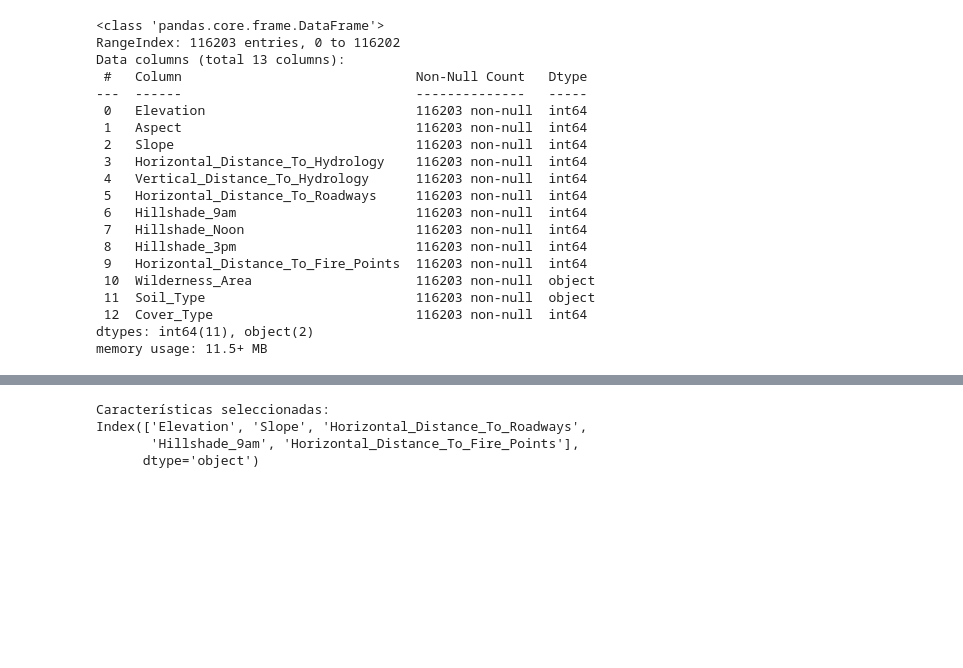
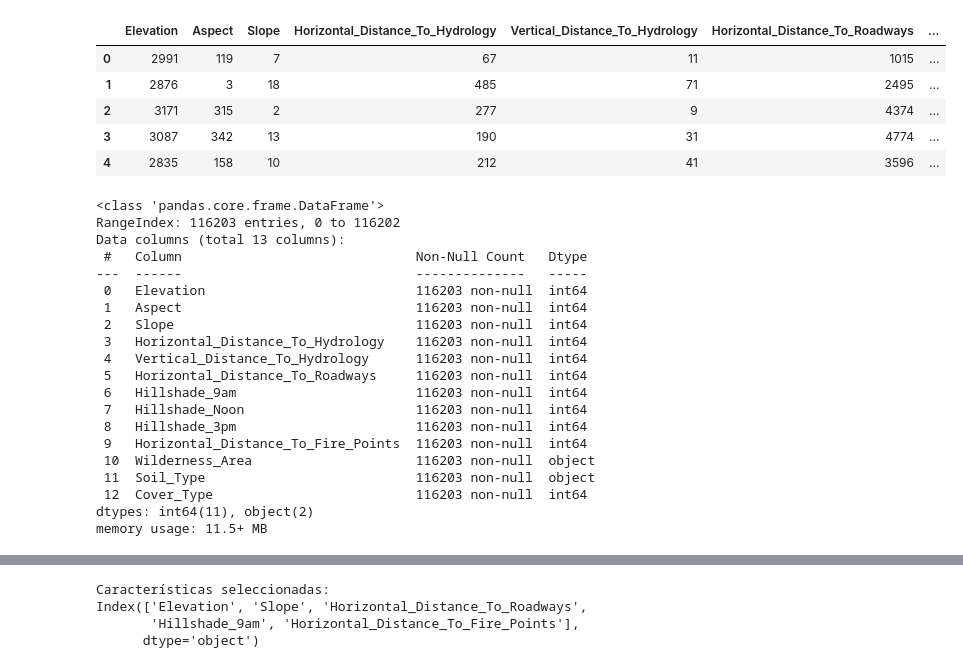
Before and after one commit to Maria-mon/Taller_2_MLOPS_2025, a Jupyter notebook: Proyecto_1/work/desarrollo.ipynb, the cells around one changed output, grey strips where cells are left out. Cells and saved outputs as stored; diff of their text form; code cells hidden in the pictures; blank space fills up the shorter version.

```diff
--- a/Proyecto_1/work/desarrollo.ipynb
+++ b/Proyecto_1/work/desarrollo.ipynb
@@ -17,25 +49,37 @@ if not os.path.isfile(_data_filepath):
 # %%
-data.info()
+import pandas as pd
+
+data = pd.read_csv('data/covertype/covertype_train.csv')
+data.head()
 # %% [output]
-<class 'pandas.core.frame.DataFrame'>
-RangeIndex: 116203 entries, 0 to 116202
-Data columns (total 13 columns):
- #   Column                              Non-Null Count   Dtype
----  ------                              --------------   -----
- 0   Elevation                           116203 non-null  int64
- 1   Aspect                              116203 non-null  int64
- 2   Slope                               116203 non-null  int64
- 3   Horizontal_Distance_To_Hydrology    116203 non-null  int64
- 4   Vertical_Distance_To_Hydrology      116203 non-null  int64
- 5   Horizontal_Distance_To_Roadways     116203 non-null  int64
- 6   Hillshade_9am                       116203 non-null  int64
- 7   Hillshade_Noon                      116203 non-null  int64
- 8   Hillshade_3pm                       116203 non-null  int64
- 9   Horizontal_Distance_To_Fire_Points  116203 non-null  int64
- 10  Wilderness_Area                     116203 non-null  object
- 11  Soil_Type                           116203 non-null  object
- 12  Cover_Type                          116203 non-null  int64
-dtypes: int64(11), object(2)
-memory usage: 11.5+ MB
+|  | Elevation | Aspect | Slope | Horizontal_Distance_To_Hydrology | Vertical_Distance_To_Hydrology | Horizontal_Distance_To_Roadways | ... |
+| 0 | 2991 | 119 | 7 | 67 | 11 | 1015 | ... |
+| 1 | 2876 | 3 | 18 | 485 | 71 | 2495 | ... |
+| 2 | 3171 | 315 | 2 | 277 | 9 | 4374 | ... |
+| 3 | 3087 | 342 | 13 | 190 | 31 | 4774 | ... |
+| 4 | 2835 | 158 | 10 | 212 | 41 | 3596 | ... |
+# %%
+data.info()
+# %% [output]
+<class 'pandas.core.frame.DataFrame'>
+RangeIndex: 116203 entries, 0 to 116202
+Data columns (total 13 columns):
+ #   Column                              Non-Null Count   Dtype
+---  ------                              --------------   -----
+ 0   Elevation                           116203 non-null  int64
+ 1   Aspect                              116203 non-null  int64
+ 2   Slope                               116203 non-null  int64
+ 3   Horizontal_Distance_To_Hydrology    116203 non-null  int64
+ 4   Vertical_Distance_To_Hydrology      116203 non-null  int64
+ 5   Horizontal_Distance_To_Roadways     116203 non-null  int64
+ 6   Hillshade_9am                       116203 non-null  int64
+ 7   Hillshade_Noon                      116203 non-null  int64
+ 8   Hillshade_3pm                       116203 non-null  int64
+ 9   Horizontal_Distance_To_Fire_Points  116203 non-null  int64
+ 10  Wilderness_Area                     116203 non-null  object
+ 11  Soil_Type                           116203 non-null  object
+ 12  Cover_Type                          116203 non-null  int64
+dtypes: int64(11), object(2)
+memory usage: 11.5+ MB
 # %%
 import tensorflow as tf
```
Also changed, not shown: parts of 44 cells of this notebook, 5 other files.
